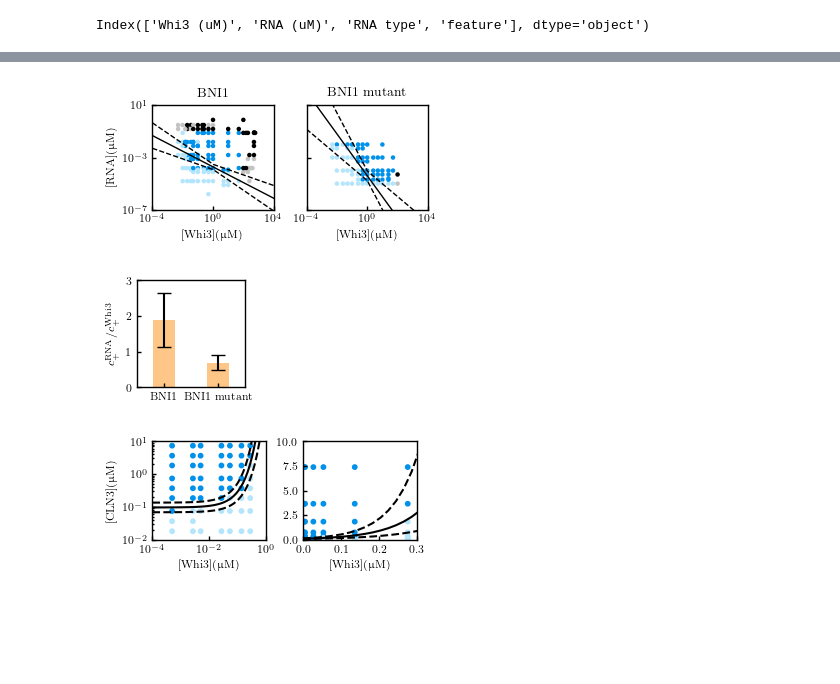
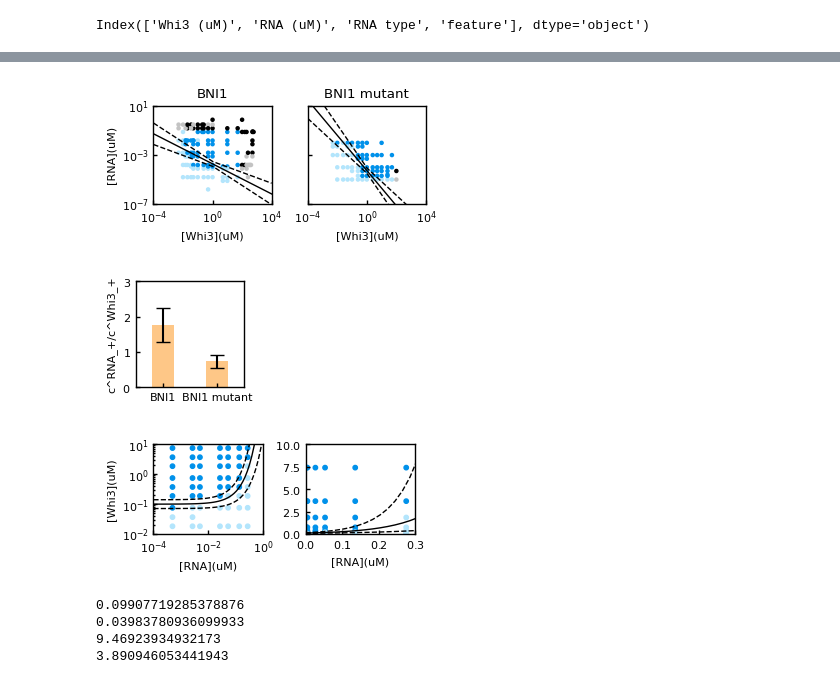
Before and after one commit to dq219/phase-boundary-scaling, a Jupyter notebook: code/Whi3.ipynb, the cells around one changed output, grey strips where cells are left out. Drawn from its saved outputs; the diff is of its cells as text; code cells hidden in the pictures; blank space fills up the shorter version.

```diff
--- a/code/Whi3.ipynb
+++ b/code/Whi3.ipynb
@@ -164,7 +164,7 @@ for i in range(len(RNAs)):
 
     axes[i].set_xscale('log')
     axes[i].set_yscale('log')
-    axes[i].set_xlabel(r'[Whi3]($\upmu$M)')
+    axes[i].set_xlabel(r'[Whi3](uM)')
     #line, = axes[i].plot([1e-4, 1e2, 1e2], [1e-1, 1e-1, 1e-7], color = 'black', linestyle = 'dashed')
     #line.set_dashes([1.5, 2.4])
     #line.set_dash_capstyle('round')
@@ -177,11 +177,11 @@ axes[0].set_yticks([1e-7, 1e-3, 1e1])
 axes[0].set_xlim(1e-4, 1e4)
 axes[0].set_ylim(1e-7, 1e1)
 
-axes[0].set_ylabel(r'[RNA]($\upmu$M)')
+axes[0].set_ylabel(r'[RNA](uM)')
 plt.tight_layout()
 plt.savefig('plots/Whi3Lin_fitting.pdf')
 # %% [output]
-[figure, old version]
+[figure, new version]
 # %%
 Y = []
 dY = []
@@ -201,11 +201,11 @@ plt.yticks(np.arange(4))
 plt.xlim(-0.5, len(RNAs) - 0.5)
 
 plt.xticks(np.arange(len(RNAs)), RNAs)# [r'$\textbf{a}$', r'$\textbf{b}$', r'$\textbf{c}$'])
-plt.ylabel(r'$c^{\text{RNA}}_{+}/c^{\text{Whi3}}_{+}$')
+plt.ylabel(r'c^RNA_+/c^Whi3_+')
 plt.tight_layout()
-plt.savefig('../plots/Whi3Lin_barplot.pdf')
+plt.savefig('plots/Whi3Lin_barplot.pdf')
 # %% [output]
-[figure, old version]
+[figure, new version]
 # %%
 df2 = pd.read_csv('../data/Whi3_Zhang.csv').sample(frac = 1)
 # %%
@@ -219,32 +219,42 @@ res = analyse_linlog_data(x2, y2, p2, repeats = 10)
 # %%
 fig, axes = plt.subplots(1, 2, figsize = cm2inch(8.7, 4))
 lin_grid = np.linspace(0, 1)
 log_grid = np.logspace(-4, 0)
 for i in range(2):
     s_grid = lin_grid if i else log_grid
-    axes[i].scatter(x2, y2, c = c2, s = 10)
+    axes[i].scatter(x2, y2, c = c2, s = 10, zorder = -100)
 
 
     y_fit_avg = np.exp(A_avg + B_avg * s_grid)
     y_fit_iter = []
     for _1 in [-1, +1]:
         for _2 in [-1, +1]:
             y_fit_iter.append(np.exp(A_avg + _1 * A_std + s_grid * (B_avg + _2 * B_std)))
     y_fit_max = np.max(y_fit_iter, axis = 0)
     y_fit_min = np.min(y_fit_iter, axis = 0)
 
-    axes[i].plot(s_grid, np.exp(A_avg + B_avg * s_grid), color = 'black')
-    axes[i].plot(s_grid, y_fit_max, color = 'black', linestyle = 'dashed')
-    axes[i].plot(s_grid, y_fit_min, color = 'black', linestyle = 'dashed')
-    axes[i].set_xlabel(r'[Whi3]($\upmu$M)')
+    axes[i].plot(s_grid, np.exp(A_avg + B_avg * s_grid), color = 'black', lw = 1)
+    axes[i].plot(s_grid, y_fit_max, color = 'black', linestyle = 'dashed', lw = 1)
+    axes[i].plot(s_grid, y_fit_min, color = 'black', linestyle = 'dashed', lw = 1)
+    axes[i].set_xlabel(r'[RNA](uM)')
 axes[0].set_yscale('log')
 axes[0].set_xscale('log')
 axes[0].set_xlim(1e-4, 1e0)
 axes[0].set_ylim(1e-2, 1e1)
 axes[1].set_xlim(0, 0.3)
 axes[1].set_ylim(0, 10)
-axes[0].set_ylabel(r'[CLN3]($\upmu$M)')
+axes[0].set_ylabel(r'[Whi3](uM)')
 plt.tight_layout()
 plt.savefig('plots/Whi3Zhang_fitting.pdf')
 # %% [output]
-[figure, old version]
+[figure, new version]
+# %%
+print(np.exp(A_avg))
+print(np.exp(A_avg + A_std) - np.exp(A_avg))
+print(B_avg)
+print(B_std)
+# %% [output]
+0.09907719285378876
+0.03983780936099933
+9.46923934932173
+3.890946053441943
```
Also changed, not shown: parts of 1 cell of this notebook, 30 other files.
